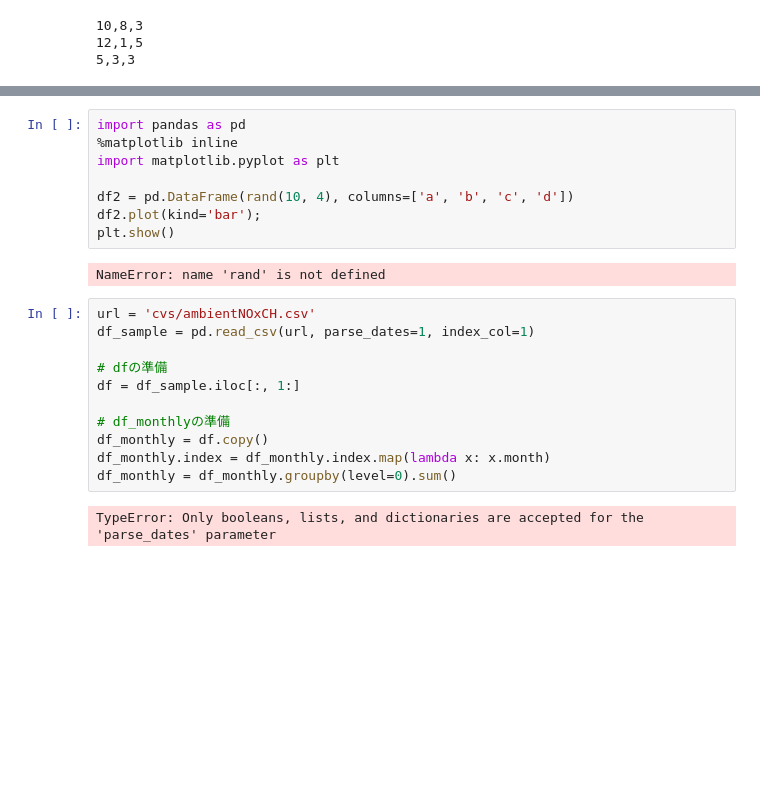
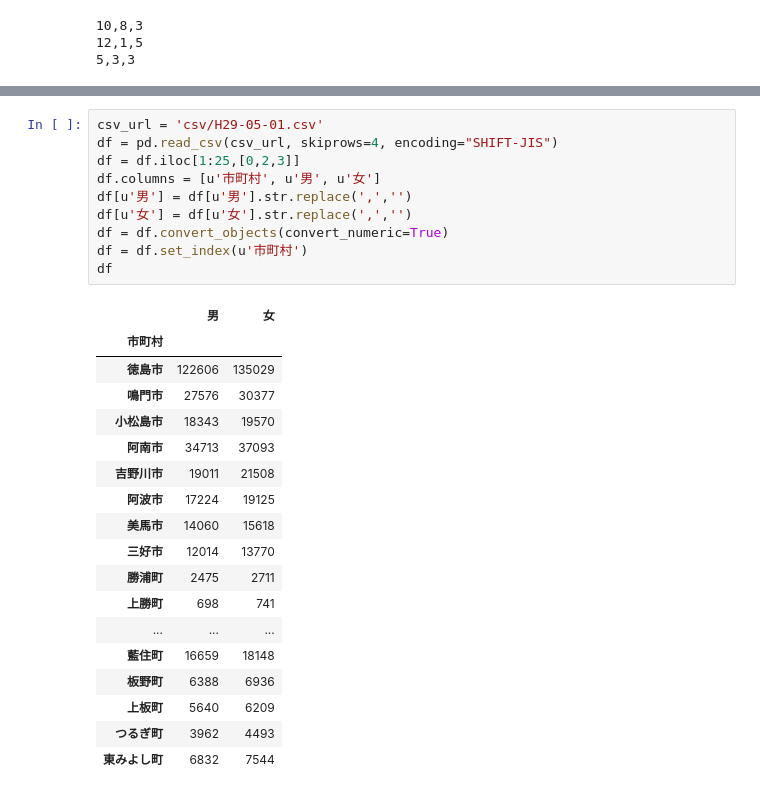
Before and after one commit to ftakao2007/python, a Jupyter notebook: jupyter_notebook/OpenData/OurOpenData.ipynb, the cells around one changed output, grey strips where cells are left out. Saved outputs shown, nothing was run; the diff lists cells and outputs as text; blank space fills up the shorter version.

```diff
--- a/jupyter_notebook/OpenData/OurOpenData.ipynb
+++ b/jupyter_notebook/OpenData/OurOpenData.ipynb
@@ -139,23 +73,29 @@ df2.loc[:,['男','女']][1:25]
-# %%
-import pandas as pd
-%matplotlib inline
-import matplotlib.pyplot as plt
-
-df2 = pd.DataFrame(rand(10, 4), columns=['a', 'b', 'c', 'd'])
-df2.plot(kind='bar');
-plt.show()
-# %% [output]
-NameError: name 'rand' is not defined
-# %%
-url = 'cvs/ambientNOxCH.csv'
-df_sample = pd.read_csv(url, parse_dates=1, index_col=1)
-
-# dfの準備
-df = df_sample.iloc[:, 1:]
-
-# df_monthlyの準備
-df_monthly = df.copy()
-df_monthly.index = df_monthly.index.map(lambda x: x.month)
-df_monthly = df_monthly.groupby(level=0).sum()
-# %% [output]
-TypeError: Only booleans, lists, and dictionaries are accepted for the 'parse_dates' parameter
+# %%
+csv_url = 'csv/H29-05-01.csv'
+df = pd.read_csv(csv_url, skiprows=4, encoding="SHIFT-JIS")
+df = df.iloc[1:25,[0,2,3]]
+df.columns = [u'市町村', u'男', u'女']
+df[u'男'] = df[u'男'].str.replace(',','')
+df[u'女'] = df[u'女'].str.replace(',','')
+df = df.convert_objects(convert_numeric=True)
+df = df.set_index(u'市町村')
+df
+# %% [output]
+|  | 男 | 女 |
+| 市町村 |  |  |
+| 徳島市 | 122606 | 135029 |
+| 鳴門市 | 27576 | 30377 |
+| 小松島市 | 18343 | 19570 |
+| 阿南市 | 34713 | 37093 |
+| 吉野川市 | 19011 | 21508 |
+| 阿波市 | 17224 | 19125 |
+| 美馬市 | 14060 | 15618 |
+| 三好市 | 12014 | 13770 |
+| 勝浦町 | 2475 | 2711 |
+| 上勝町 | 698 | 741 |
+| ... | ... | ... |
+| 藍住町 | 16659 | 18148 |
+| 板野町 | 6388 | 6936 |
+| 上板町 | 5640 | 6209 |
+| つるぎ町 | 3962 | 4493 |
+| 東みよし町 | 6832 | 7544 |
```
Also changed, not shown: parts of 12 cells of this notebook, 8 other files.
